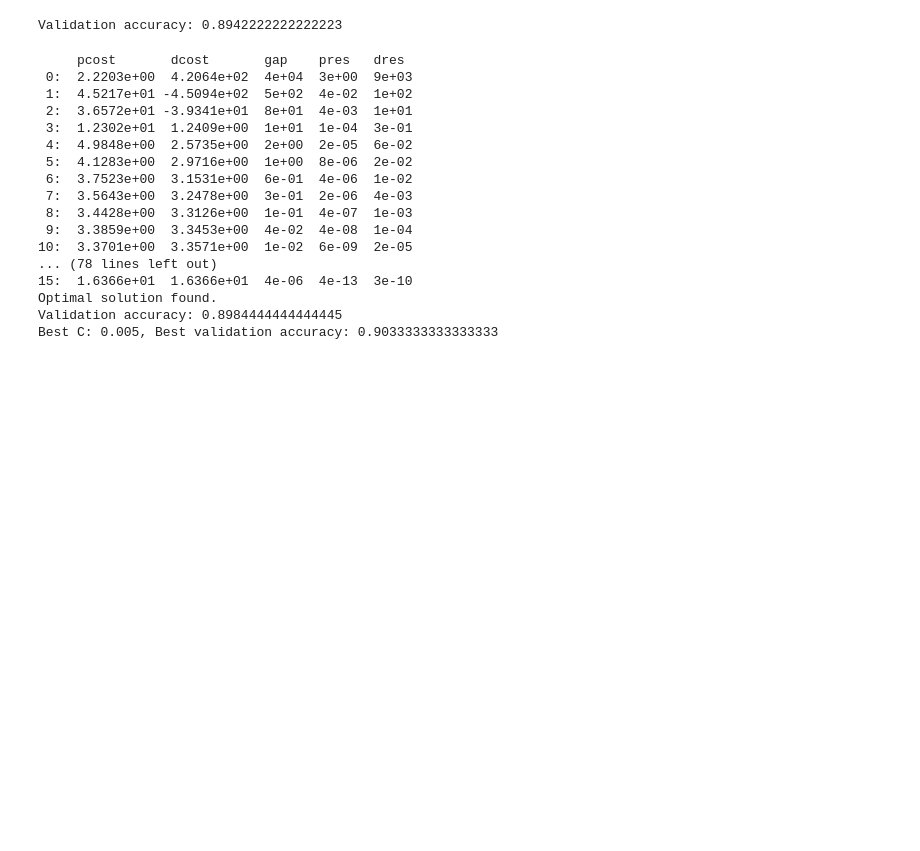
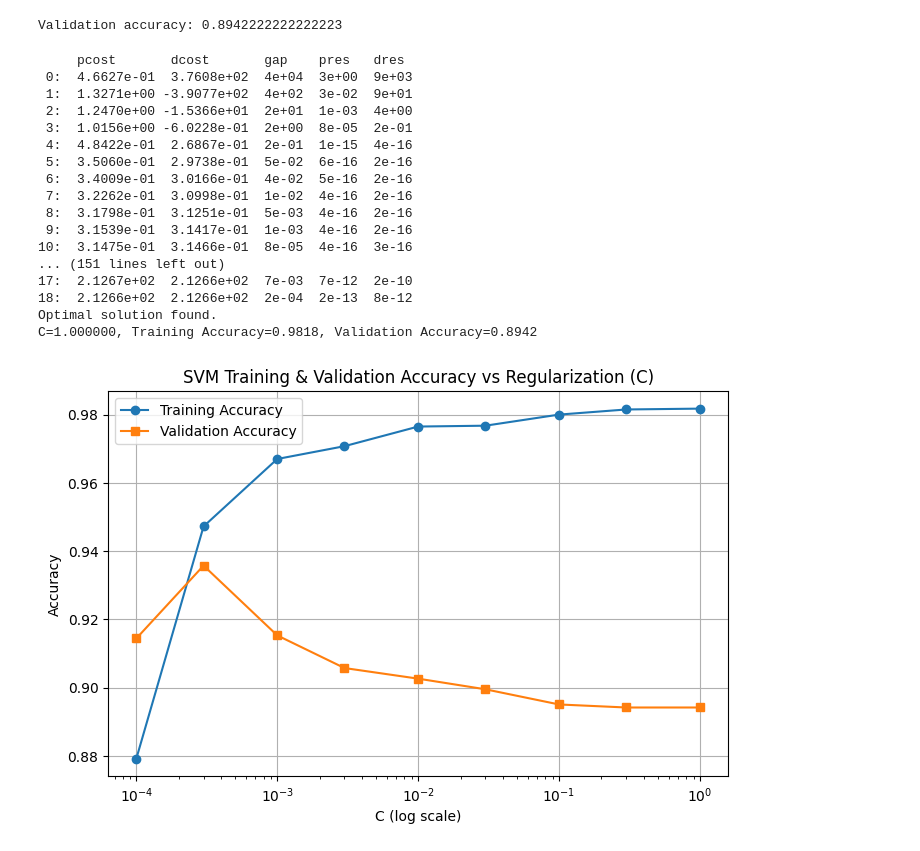
Before and after one commit to Gerrolol/SML, a Jupyter notebook: q3.ipynb, the cells around one changed output. Cells and saved outputs as stored; diff of their text form; code cells hidden in the pictures; blank space fills up the shorter version.

```diff
--- a/q3.ipynb
+++ b/q3.ipynb
@@ -147,55 +147,66 @@ Validation accuracy: 0.8942222222222223
 # %%
 #Hyperparameter tuninig - this is tuning the C value that I randomly chose earlier
 
-C_vals = [0.005, 0.008, 0.01, 0.03, 0.05]
-bestAcc = 0
-bestC = None
+import matplotlib.pyplot as plt
+import numpy as np
+
+C_vals = [0.0001, 0.0003, 0.001, 0.003, 0.01, 0.03, 0.1, 0.3, 1.0]
+
+results_val = []
+results_train = []
 
 for val in C_vals:
-    #change q value
     q = np.zeros(t)
     q[d+1:] = val
     q = matrix(q)
 
-    solvers.options['show_progress'] = True  # optional: shows solver progress
     solution = solvers.qp(P, q, G, h)
+    u_opt = np.array(solution['x']).flatten()
 
-    u_opt = np.array(solution['x']).flatten()  # convert to NumPy array
+    w_opt = u_opt[0:d]
+    b_opt = u_opt[d]
 
-    w_opt = u_opt[0:d]          # first d entries: weights
-    b_opt = u_opt[d]            # bias
-    xi_opt = u_opt[d+1:]        # remaining n entries: slack variables
+    # Validation accuracy
+    y_val_pred = np.sign(X_val @ w_opt + b_opt)
+    acc_val = np.mean(y_val_pred == Y_val)
+    results_val.append(acc_val)
 
-    # Decision function
-    y_val_pred = np.sign(X_val @ w_opt + b_opt)
+    # Training accuracy
+    y_train_pred = np.sign(X_train @ w_opt + b_opt)
+    acc_train = np.mean(y_train_pred == Y_train)
+    results_train.append(acc_train)
 
-    # Accuracy
-    val_accuracy = np.mean(y_val_pred == Y_val)
-    print("Validation accuracy:", val_accuracy)
+    print(f"C={val:.6f}, Training Accuracy={acc_train:.4f}, Validation Accuracy={acc_val:.4f}")
 
-    if val_accuracy > bestAcc:
-        bestAcc = val_accuracy
-        bestC = val
-
-print(f"Best C: {bestC}, Best validation accuracy: {bestAcc}")
+# Plot accuracy vs C
+plt.figure(figsize=(8,5))
+plt.semilogx(C_vals, results_train, marker="o", label="Training Accuracy")
+plt.semilogx(C_vals, results_val, marker="s", label="Validation Accuracy")
+plt.xlabel("C (log scale)")
+plt.ylabel("Accuracy")
+plt.title("SVM Training & Validation Accuracy vs Regularization (C)")
+plt.legend()
+plt.grid(True)
+plt.show()
 # %% [output]
      pcost       dcost       gap    pres   dres
- 0:  2.2203e+00  4.2064e+02  4e+04  3e+00  9e+03
- 1:  4.5217e+01 -4.5094e+02  5e+02  4e-02  1e+02
- 2:  3.6572e+01 -3.9341e+01  8e+01  4e-03  1e+01
- 3:  1.2302e+01  1.2409e+00  1e+01  1e-04  3e-01
- 4:  4.9848e+00  2.5735e+00  2e+00  2e-05  6e-02
- 5:  4.1283e+00  2.9716e+00  1e+00  8e-06  2e-02
- 6:  3.7523e+00  3.1531e+00  6e-01  4e-06  1e-02
- 7:  3.5643e+00  3.2478e+00  3e-01  2e-06  4e-03
- 8:  3.4428e+00  3.3126e+00  1e-01  4e-07  1e-03
- 9:  3.3859e+00  3.3453e+00  4e-02  4e-08  1e-04
-10:  3.3701e+00  3.3571e+00  1e-02  6e-09  2e-05
-... (78 lines left out)
-15:  1.6366e+01  1.6366e+01  4e-06  4e-13  3e-10
+ 0:  4.6627e-01  3.7608e+02  4e+04  3e+00  9e+03
+ 1:  1.3271e+00 -3.9077e+02  4e+02  3e-02  9e+01
+ 2:  1.2470e+00 -1.5366e+01  2e+01  1e-03  4e+00
+ 3:  1.0156e+00 -6.0228e-01  2e+00  8e-05  2e-01
+ 4:  4.8422e-01  2.6867e-01  2e-01  1e-15  4e-16
+ 5:  3.5060e-01  2.9738e-01  5e-02  6e-16  2e-16
+ 6:  3.4009e-01  3.0166e-01  4e-02  5e-16  2e-16
+ 7:  3.2262e-01  3.0998e-01  1e-02  4e-16  2e-16
+ 8:  3.1798e-01  3.1251e-01  5e-03  4e-16  2e-16
+ 9:  3.1539e-01  3.1417e-01  1e-03  4e-16  2e-16
+10:  3.1475e-01  3.1466e-01  8e-05  4e-16  3e-16
+... (151 lines left out)
+17:  2.1267e+02  2.1266e+02  7e-03  7e-12  2e-10
+18:  2.1266e+02  2.1266e+02  2e-04  2e-13  8e-12
 Optimal solution found.
-Validation accuracy: 0.8984444444444445
-Best C: 0.005, Best validation accuracy: 0.9033333333333333
+C=1.000000, Training Accuracy=0.9818, Validation Accuracy=0.8942
+[figure, added]
 # %%
 #now use on testing set
 # Rebuild q with best C
```
Also changed, not shown: parts of 3 cells of this notebook, 5 other files.
